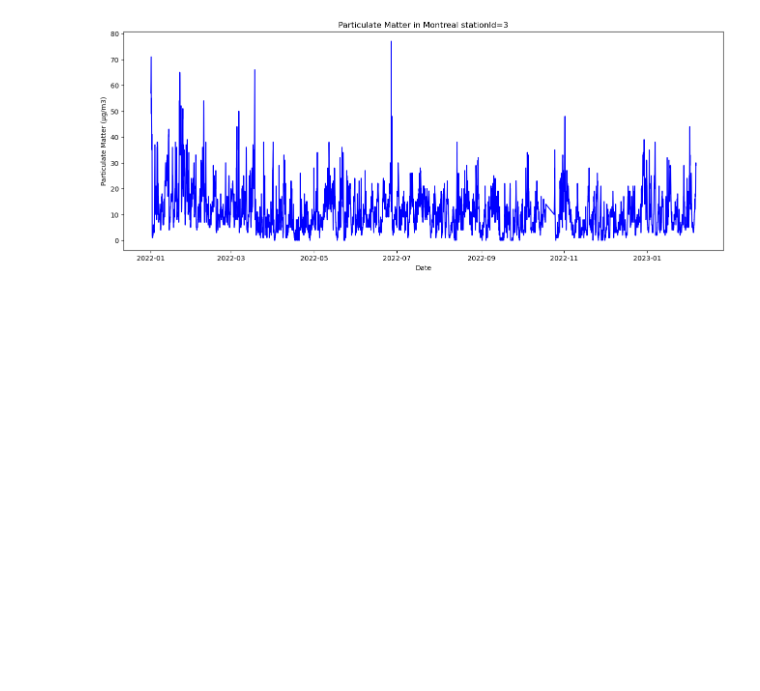
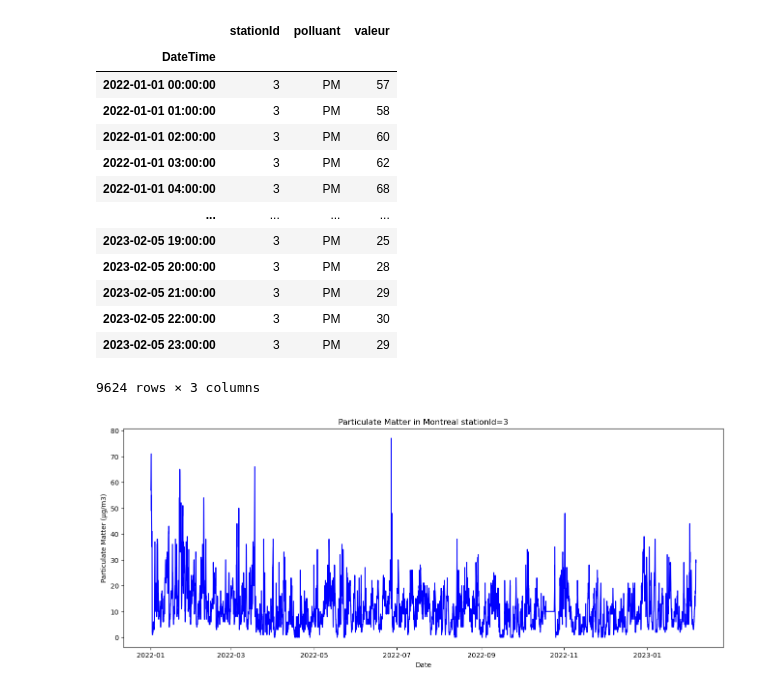
Before and after one commit to frncscndre/mtl-air-quality, a Jupyter notebook: time-series-analysis.ipynb, the cells around one changed output. Cells and saved outputs as stored; diff of their text form; code cells hidden in the pictures; blank space fills up the shorter version.

```diff
--- a/time-series-analysis.ipynb
+++ b/time-series-analysis.ipynb
@@ -14,6 +16,24 @@ air.sort_values(by='DateTime', inplace = True)
 #Select PM pollutant and station to investigate
 PM = air[air['polluant'] == 'PM']
 PM3 = PM[PM['stationId'] == 3]
+# %%
+PM4 = PM3.resample('H').bfill()
+PM4
+# %% [output]
+|  | stationId | polluant | valeur |
+| DateTime |  |  |  |
+| 2022-01-01 00:00:00 | 3 | PM | 57 |
+| 2022-01-01 01:00:00 | 3 | PM | 58 |
+| 2022-01-01 02:00:00 | 3 | PM | 60 |
+| 2022-01-01 03:00:00 | 3 | PM | 62 |
+| 2022-01-01 04:00:00 | 3 | PM | 68 |
+| ... | ... | ... | ... |
+| 2023-02-05 19:00:00 | 3 | PM | 25 |
+| 2023-02-05 20:00:00 | 3 | PM | 28 |
+| 2023-02-05 21:00:00 | 3 | PM | 29 |
+| 2023-02-05 22:00:00 | 3 | PM | 30 |
+| 2023-02-05 23:00:00 | 3 | PM | 29 |
+9624 rows × 3 columns
 # %%
 #Plot
 def plot_df(df, x, y, title='', xlabel='Date', ylabel='Particulate Matter (µg/m3)', dpi=100, col=''):
```
Also changed, not shown: parts of 9 cells of this notebook, 2 other files.
